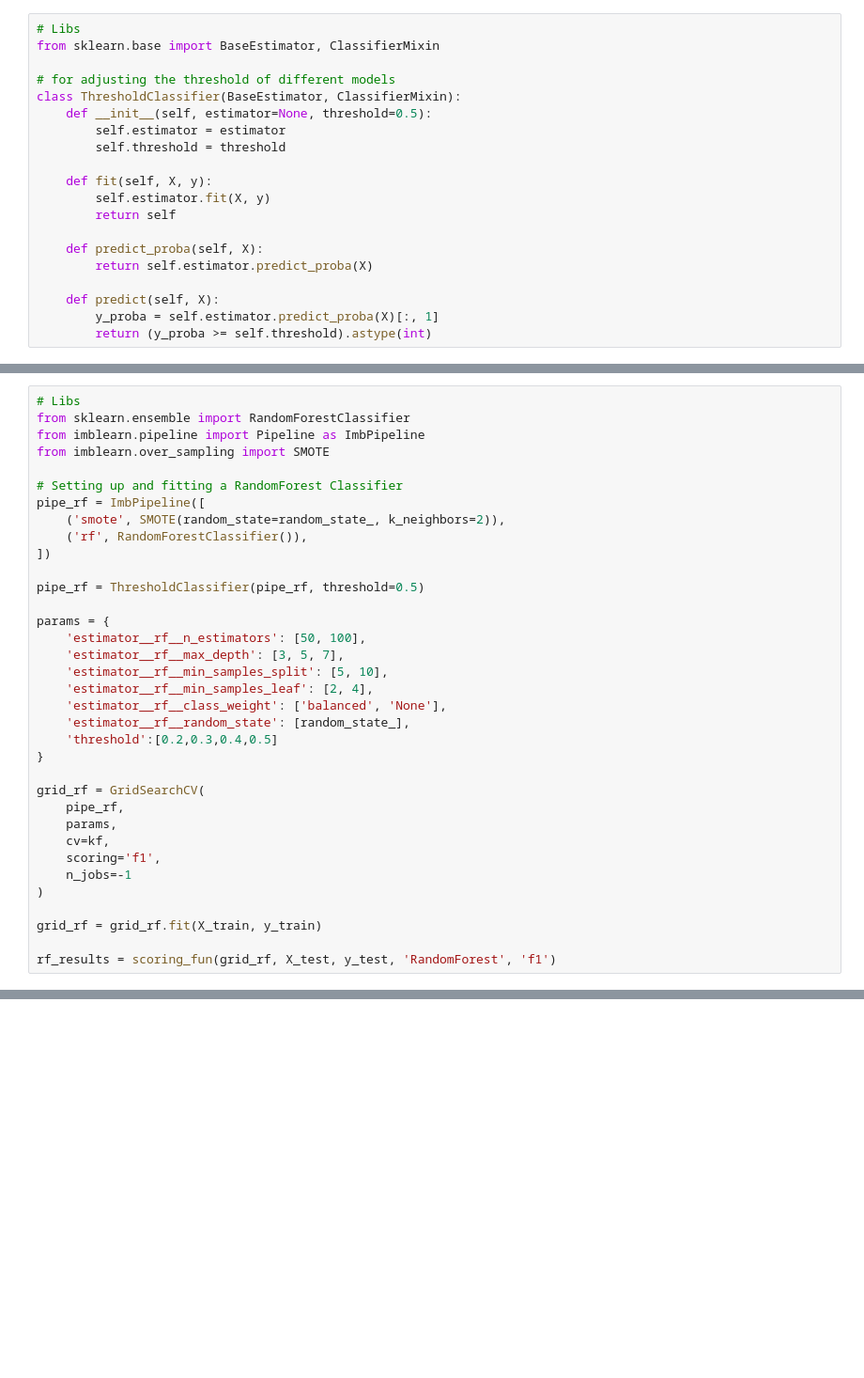
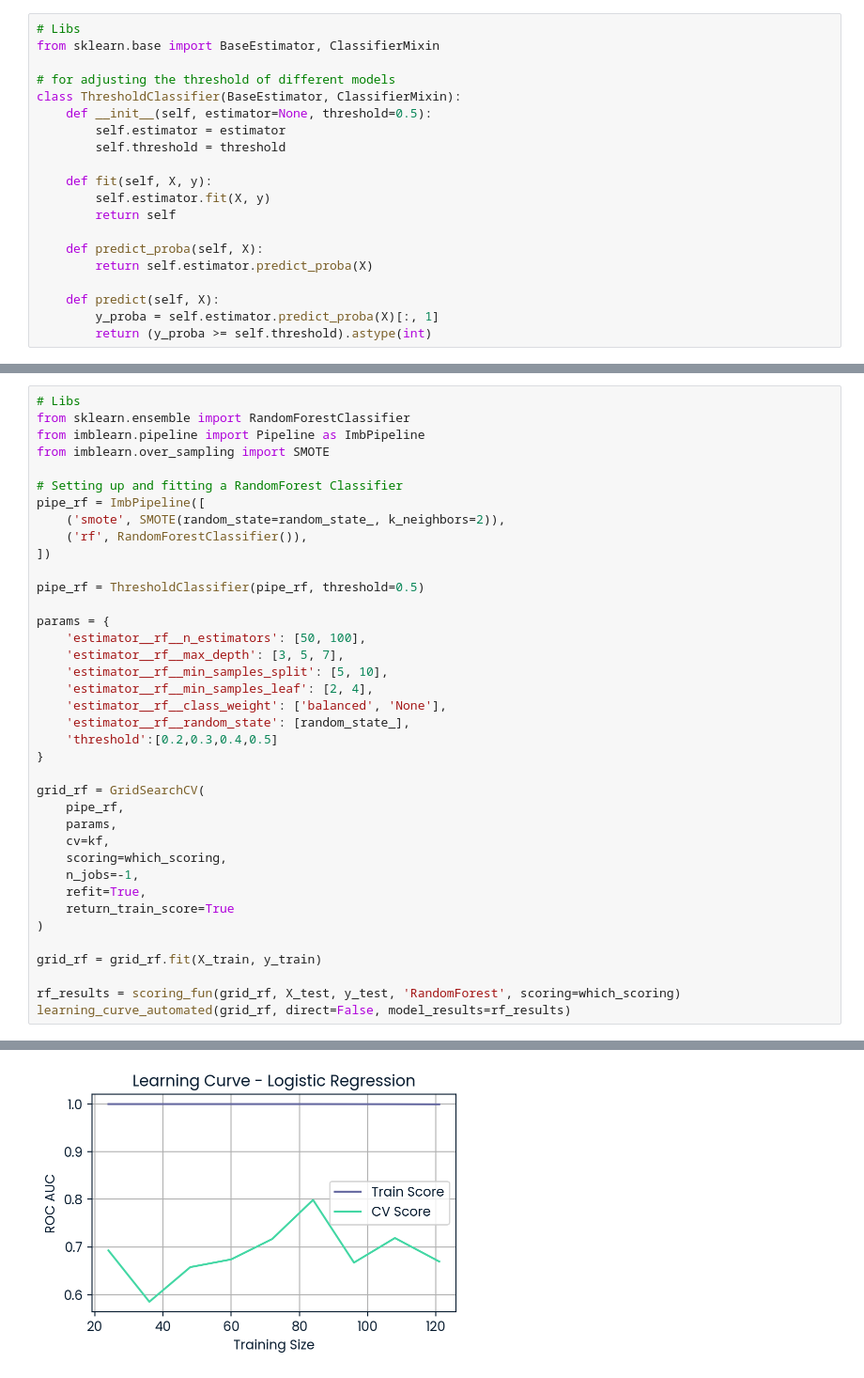
Before and after one commit to anoushzahedi/Python_ML, a Jupyter notebook: ML_facial_recognition/notebook.ipynb, the cells around one changed output, grey strips where cells are left out. Shown: that part at 94% size. Drawn from its saved outputs; the diff is of its cells as text; blank space fills up the shorter version.

```diff
--- a/ML_facial_recognition/notebook.ipynb
+++ b/ML_facial_recognition/notebook.ipynb
@@ -272,13 +350,16 @@ grid_rf = GridSearchCV(
     pipe_rf,
     params,
     cv=kf,
-    scoring='f1',
-    n_jobs=-1
+    scoring=which_scoring,
+    n_jobs=-1,
+    refit=True,
+    return_train_score=True
 )
 
 grid_rf = grid_rf.fit(X_train, y_train)
 
-rf_results = scoring_fun(grid_rf, X_test, y_test, 'RandomForest', 'f1')
+rf_results = scoring_fun(grid_rf, X_test, y_test, 'RandomForest', scoring=which_scoring)
+learning_curve_automated(grid_rf, direct=False, model_results=rf_results)
 # %% [output]
 The results of the RandomForest model:
 
@@ -301,0 +380 @@ Warning: Possible overfitting!
+[figure, added]
```
Also changed, not shown: parts of 9 cells of this notebook.
